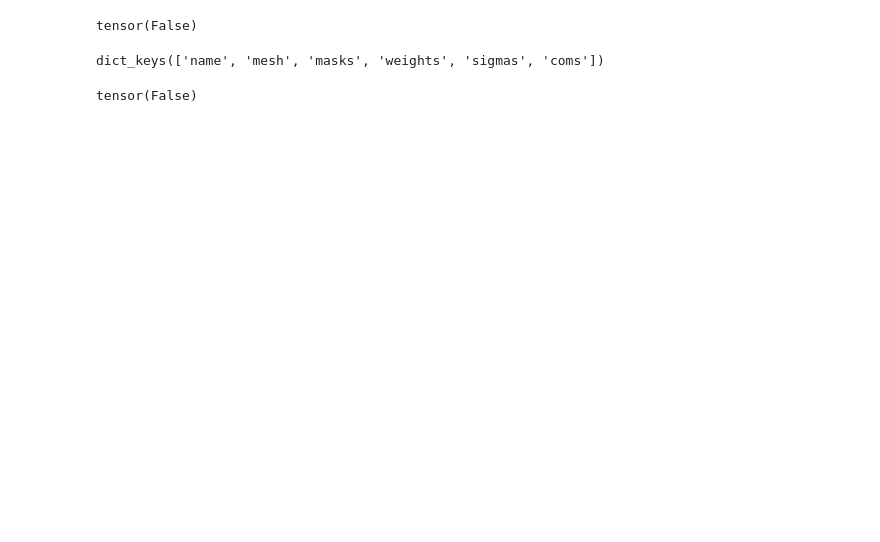
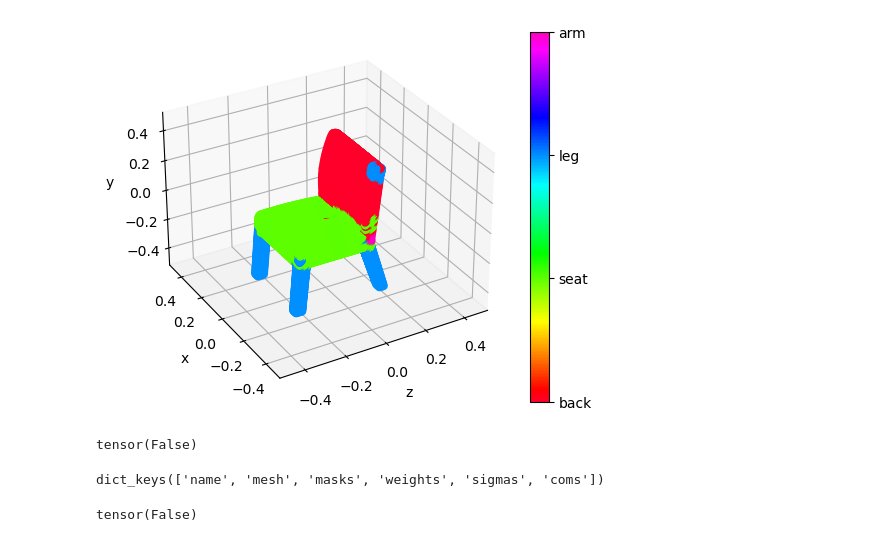
Before and after one commit to MaximilianWinter/SegmentStyler, a Jupyter notebook: notebooks/test_dataset.ipynb, the cells around one changed output. Saved outputs shown, nothing was run; the diff lists cells and outputs as text; code cells hidden in the pictures; blank space fills up the shorter version.

```diff
--- a/notebooks/test_dataset.ipynb
+++ b/notebooks/test_dataset.ipynb
@@ -31,2 +42,4 @@ visualize_pointclouds_parts([out["tri_mesh"].vertices], [out["labels"]])
 # %% [output]
 [interactive output not drawn]
+# %%
+rev_label_mapping = {0:"back", 1:"seat", 2:"leg", 3:"arm"}
@@ -33,3 +50,19 @@ visualize_pointclouds_parts([out["tri_mesh"].vertices], [out["labels"]])
+# %%
+points = out["mesh"].vertices.cpu().numpy()
+fig = plt.figure()
+ax = fig.add_subplot(projection='3d')
+sp = ax.scatter(points[:,0], points[:,1], points[:,2],c=out["labels"],cmap="gist_rainbow")
+cbar = plt.colorbar(sp, ticks=np.unique(out["labels"]))
+cbar.ax.set_yticklabels([rev_label_mapping[key] for key in np.sort(np.unique(out["labels"]))])
+ax.set_xlim(-0.5,0.5)
+ax.set_ylim(-0.5,0.5)
+ax.set_zlim(-0.5,0.5)
+ax.set_xlabel("x")
+ax.set_ylabel("y")
+ax.set_zlabel("z")
+ax.view_init(elev=30,azim=-120, vertical_axis="y")
+# %% [output]
+[figure, added]
 # %%
 (out['masks']['tiger seat']==0).all()
 # %% [output]
```
Also changed, not shown: parts of 10 cells of this notebook, 1 other file.
